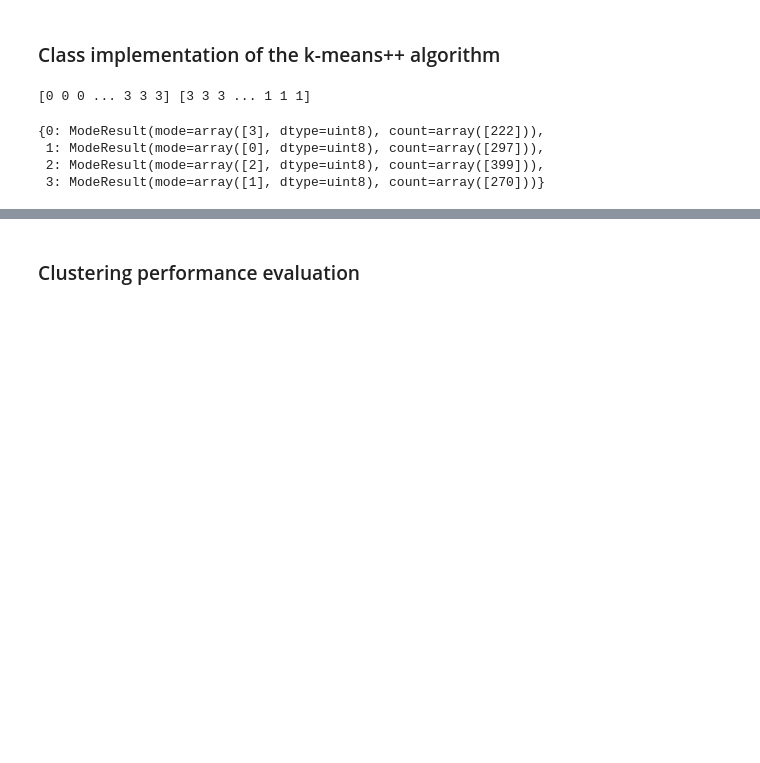
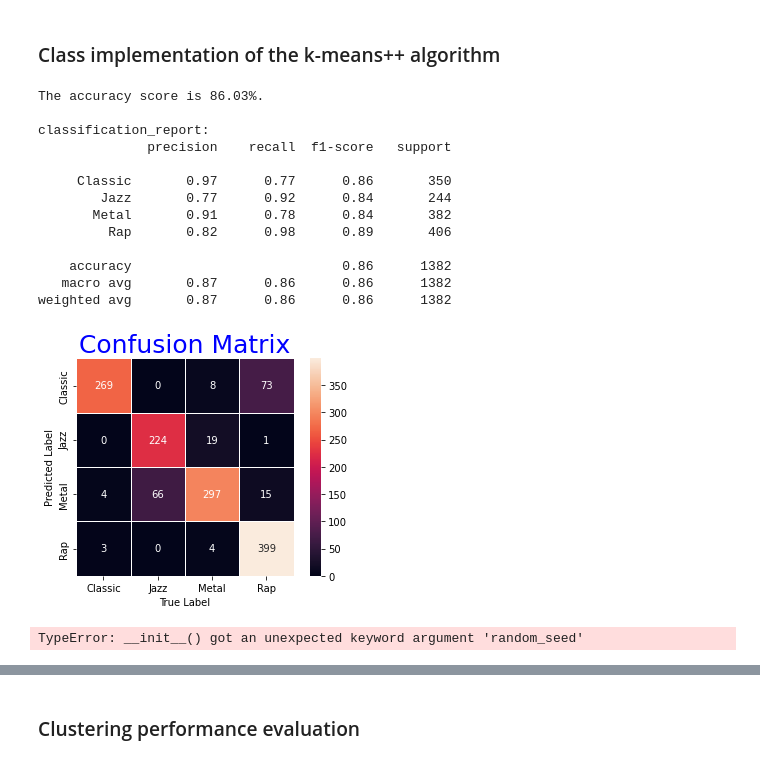
Before and after one commit to Benjamin-Barda/spotyCARLO, a Jupyter notebook: 3-KMeans.ipynb, the cells around one changed output, grey strips where cells are left out. Saved outputs shown, nothing was run; the diff lists cells and outputs as text; code cells hidden in the pictures; blank space fills up the shorter version.

```diff
--- a/3-KMeans.ipynb
+++ b/3-KMeans.ipynb
@@ -301,31 +301,59 @@ class KMeans_plus_plus:
 # %%
 #Our own implementation
 
-#k = KMeans_plus_plus(K=4, init="k-means", rand_seed=4)
-k = KMeans_plus_plus(K=4, init="kmeans++", rand_seed=4)
+k = KMeans_plus_plus(K=4, init="kmeans++", rand_seed=2)
 y_pred = k.fit_predict(X_standardised.values).astype(np.uint8)
 
 from scipy import stats
-#confusion_matrix_score(y, y_pred)
-print(y,y_pred)
 dic = {0:[], 1:[], 2:[], 3:[]}
 for i in range(len(y)):
     dic[y[i]].append(y_pred[i])
 for n in range(4):
-    dic[n] = stats.mode(dic[n])
+    dic[n] = int(stats.mode(dic[n])[0])  # still have to handle cases where two clusters have the same label mode!!! if the random seed changes this can be a problem
 
-dic
-
+real = []
+for elem in y:
+    real.append(dic[elem])
+real = np.array(real)
+confusion_matrix_score(real, y_pred)
 #print(accuracy_score(y, y_pred))
 
 # for i in list(zip(y, y_pred)):
 #     print(i, end="  ")
 # %% [output]
-[0 0 0 ... 3 3 3] [3 3 3 ... 1 1 1]
+The accuracy score is 86.03%.
+
+classification_report:
+              precision    recall  f1-score   support
+
+     Classic       0.97      0.77      0.86       350
+        Jazz       0.77      0.92      0.84       244
+       Metal       0.91      0.78      0.84       382
+         Rap       0.82      0.98      0.89       406
+
+    accuracy                           0.86      1382
+   macro avg       0.87      0.86      0.86      1382
+weighted avg       0.87      0.86      0.86      1382
-{0: ModeResult(mode=array([3], dtype=uint8), count=array([222])),
- 1: ModeResult(mode=array([0], dtype=uint8), count=array([297])),
- 2: ModeResult(mode=array([2], dtype=uint8), count=array([399])),
- 3: ModeResult(mode=array([1], dtype=uint8), count=array([270]))}
+[figure, added]
+# %%
+from MoG.MoG import GMM
+gmm = GMM(4, max_iter = 500,random_seed = 0)
+gmm.fit(X_standardised.values)
+clusters = gmm.predict(X_standardised.values)
+from scipy import stats
+dic = {0:[], 1:[], 2:[], 3:[]}
+for i in range(len(y)):
+    dic[y[i]].append(clusters[i])
+for n in range(4):
+    dic[n] = int(stats.mode(dic[n])[0])  # still have to handle cases where two clusters have the same label mode!!! if the random seed changes this can be a problem
+
+real = []
+for elem in y:
+    real.append(dic[elem])
+real = np.array(real)
+confusion_matrix_score(real, clusters)
+# %% [output]
+TypeError: __init__() got an unexpected keyword argument 'random_seed'
 # %%
 
 # sk-learn
```
Also changed, not shown: parts of 4 cells of this notebook, 2 other files.
